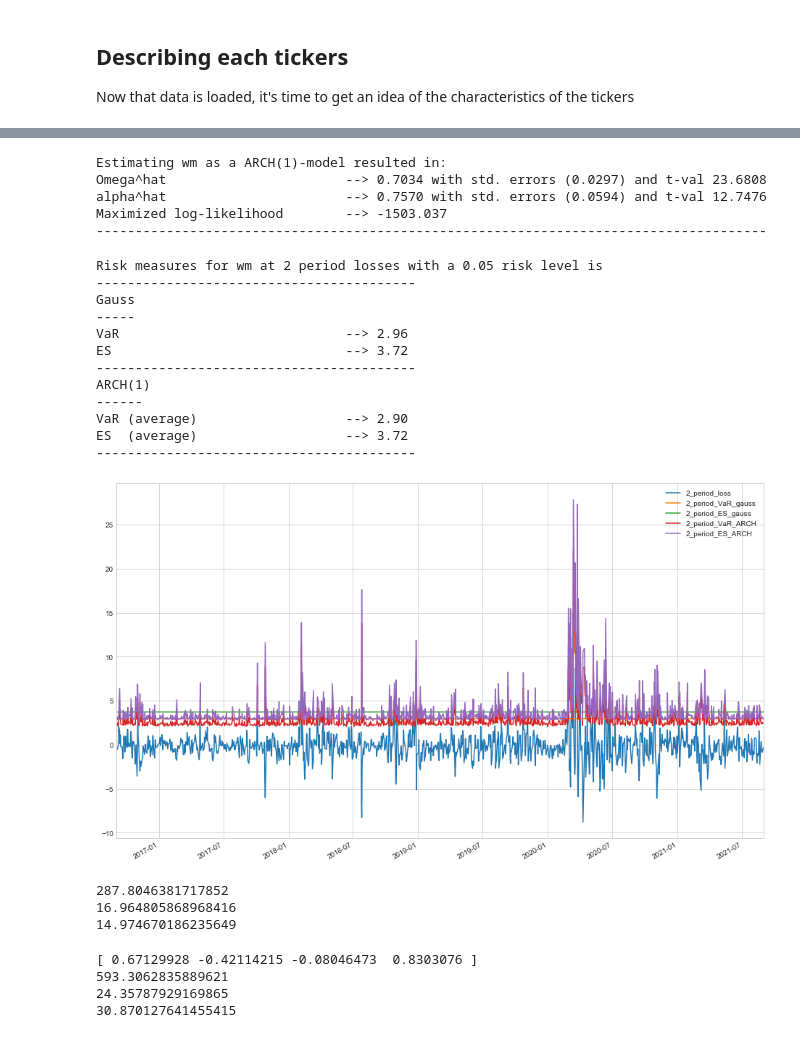
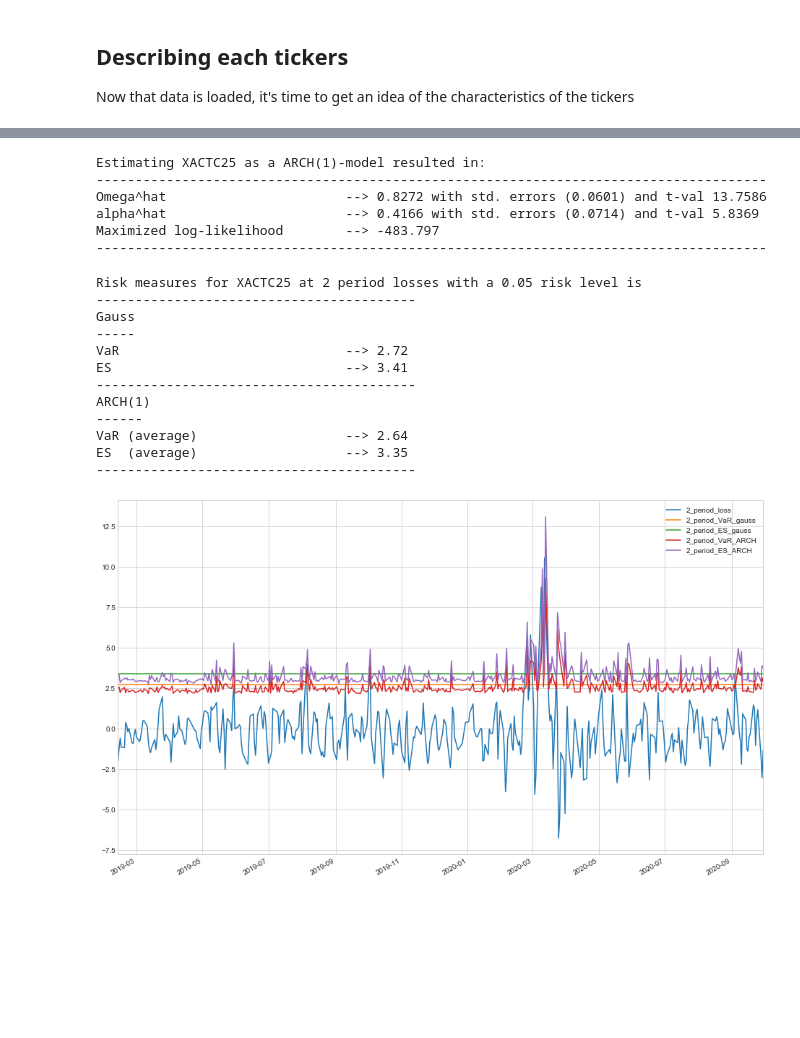
Before and after one commit to OlufKelk/PortfolioDesign, a Jupyter notebook: OptimalPF/Porfolio_notebook.ipynb, the cells around one changed output, grey strips where cells are left out. Saved outputs shown, nothing was run; the diff lists cells and outputs as text; code cells hidden in the pictures; blank space fills up the shorter version.

```diff
--- a/OptimalPF/Porfolio_notebook.ipynb
+++ b/OptimalPF/Porfolio_notebook.ipynb
@@ -38,7 +39,7 @@ Will eventually output description of each ticker in df
 # %%
 # pick which tickers to use in the analysis.
 # Make sure names are compatible with yahoo database or file-name
-tickers = ['fortum.he', 'danske.co', 'saf.pa', 'wm']
+tickers = ['FORTUM.HE', 'SAF.PA', 'WM','AMD', 'ASML.AS', 'FB', 'SE', '600887.SS', 'SHOP']
 
 # enter time period of interest
 start = dt.datetime(2014, 6, 30)
@@ -70,78 +71,26 @@ pftools.desc_ticks(df,rdf,cdf)
 # %%
-omega_hat, alpha_hat, ll = vares.ARCH1_est('wm',df)
+omega_hat, alpha_hat, ll = vares.ARCH1_est('XACTC25',df)
 # %% [output]
-Estimating wm as a ARCH(1)-model resulted in:
-Omega^hat                       --> 0.7034 with std. errors (0.0297) and t-val 23.6808
-alpha^hat                       --> 0.7570 with std. errors (0.0594) and t-val 12.7476
-Maximized log-likelihood        --> -1503.037
+Estimating XACTC25 as a ARCH(1)-model resulted in:
 --------------------------------------------------------------------------------------
+Omega^hat                       --> 0.8272 with std. errors (0.0601) and t-val 13.7586
+alpha^hat                       --> 0.4166 with std. errors (0.0714) and t-val 5.8369
+Maximized log-likelihood        --> -483.797
+--------------------------------------------------------------------------------------
 # %%
-vares_df = vares.VaRES(omega_hat,alpha_hat,df,'wm',0.05,2,2000)
+vares_df = vares.VaRES(omega_hat,alpha_hat,df,'XACTC25',0.05,2,2000)
 vares_df.plot(figsize = (16,10));
 # %% [output]
-Risk measures for wm at 2 period losses with a 0.05 risk level is
+Risk measures for XACTC25 at 2 period losses with a 0.05 risk level is
 -----------------------------------------
 Gauss
 -----
-VaR                             --> 2.96
-ES                              --> 3.72
+VaR                             --> 2.72
+ES                              --> 3.41
 -----------------------------------------
 ARCH(1)
 ------
-VaR (average)                   --> 2.90
-ES  (average)                   --> 3.72
+VaR (average)                   --> 2.64
+ES  (average)                   --> 3.35
 -----------------------------------------
-[figure, old version]
+[figure, new version]
-# %%
-# analytical solutions for minimum variance portfolio (allows for shortselling)
-logrdf = np.log(df).diff().dropna()*100
-# Covariance matrix
-sigma = logrdf.cov()*252
-# calculating weights by W^-1 dot l where l is a vector of ones
-weights = np.linalg.inv(sigma)@np.ones((len(df.columns)))
-# normalizing weights
-nweights = weights / sum(weights)
-
-# calculating yearly variance and standard-deviation
-variance = nweights@sigma@np.transpose(nweights)
-variance
-sd = np.sqrt(variance)
-sd
-# calculating yearly return
-assetreturns = logrdf.mean()*252
-pfreturn = nweights@assetreturns
-pfreturn
-
-print(variance)
-print(sd)
-print(pfreturn)
-# %% [output]
-287.8046381717852
-16.964805868968416
-14.974670186235649
-# %%
-# analytical solutions for the efficient tangency portfolio (allows for shortselling)
-# The efficient tangency portfolio
-logrdf = np.log(df).diff().dropna()*100
-# Covariance matrix
-sigma = logrdf.cov()*252
-weights = np.linalg.inv(sigma) @ logrdf.mean()*252
-nweights = weights/sum(weights)
-
-# calculating yearly variance and standard-deviation
-variance = nweights@sigma@nweights
-sd = np.sqrt(variance)
-
-
-# calculating yearly return
-pfreturn = nweights@logrdf.mean()*252
-
-print(nweights)
-print(variance)
-print(sd)
-print(pfreturn)
-# %% [output]
-[ 0.67129928 -0.42114215 -0.08046473  0.8303076 ]
-593.3062835889621
-24.35787929169865
-30.870127641455415
```
Also changed, not shown: parts of 22 cells of this notebook, 1 other file.
